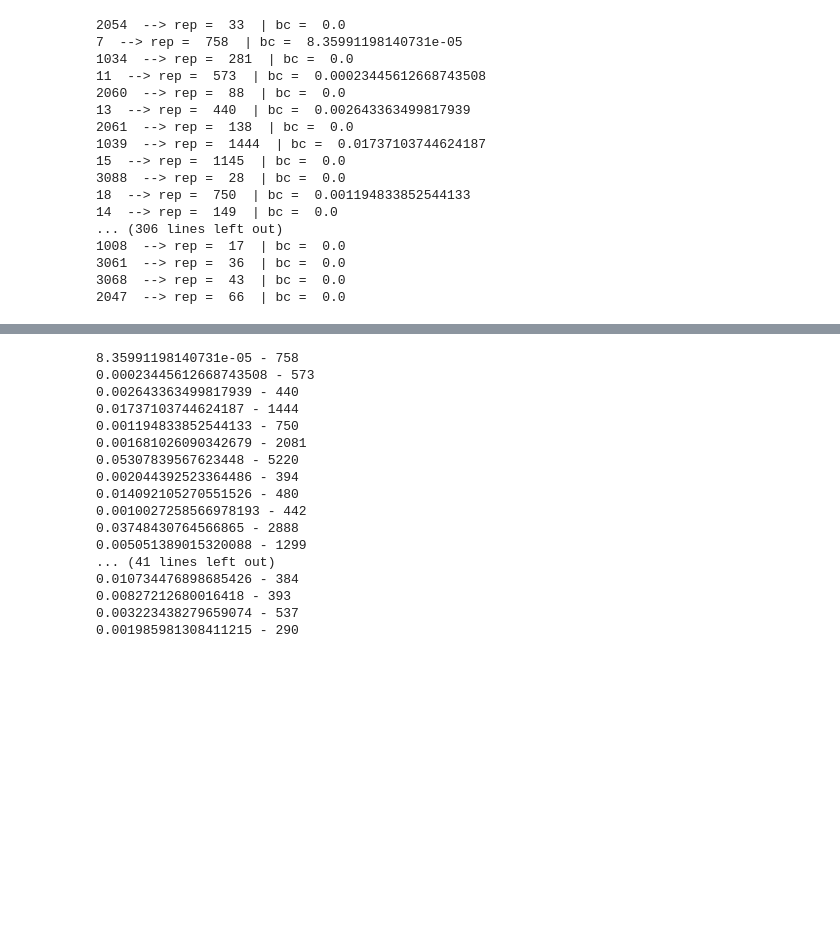
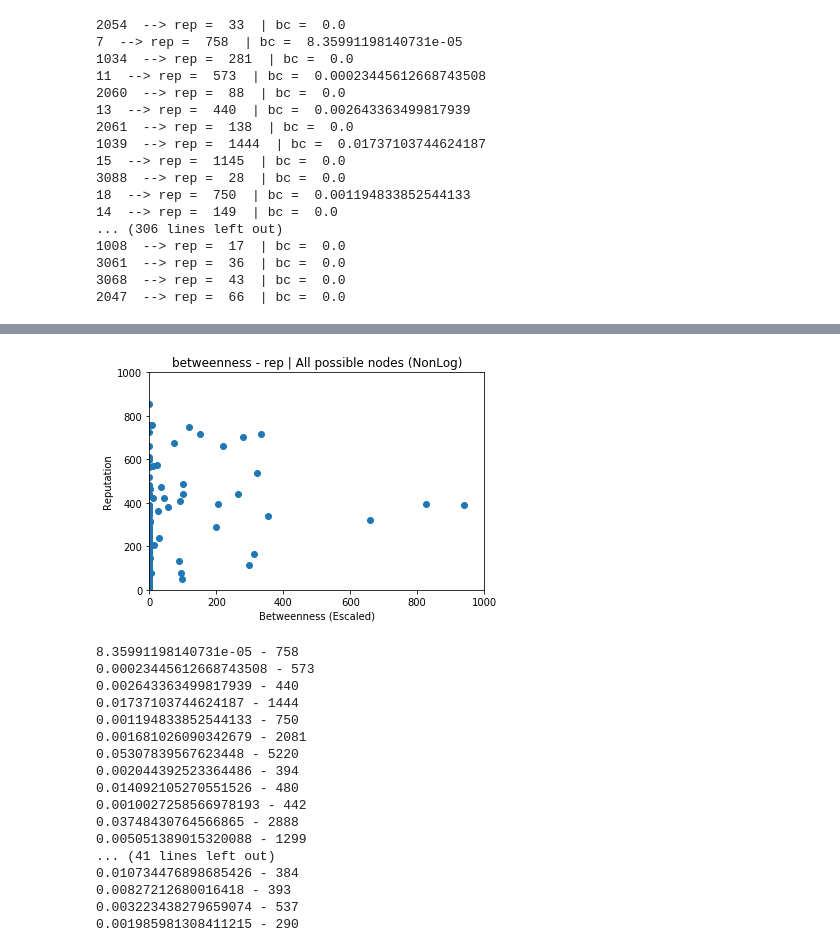
Before and after one commit to Jean-Low/StackERedes, a Jupyter notebook: Projeto.ipynb, the cells around one changed output, grey strips where cells are left out. Saved outputs shown, nothing was run; the diff lists cells and outputs as text; code cells hidden in the pictures; blank space fills up the shorter version.

```diff
--- a/Projeto.ipynb
+++ b/Projeto.ipynb
@@ -336 +352,15 @@ Ttest_indResult(statistic=7.3136000751528645, pvalue=7.778361623567819e-13)
+# %%
+#There is a bug on pyplot where some data that includes zeros, when scalled in Log scale bugs the graph plot
+#Using an linear graph just for showing the amount nodes with betweenness = zero (all at the left wall).
+plt.axis([0,1000,0,1000])
+ax = plt.gca()
+ax.scatter([x * 100000 for x in bclist],replist)
+#ax.set_yscale('log')
+#ax.set_xscale('log')
+plt.title("betweenness - rep | All possible nodes (NonLog)")
+plt.xlabel("Betweenness (Escaled)")
+plt.ylabel("Reputation")
+plt.show()
+# %% [output]
+[figure, added]
 # %%
```
Also changed, not shown: parts of 14 cells of this notebook.
